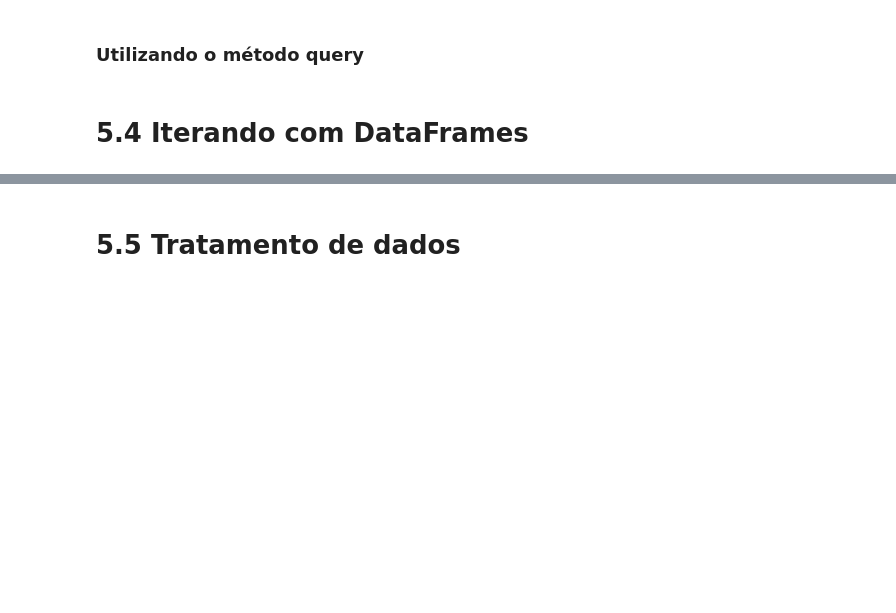
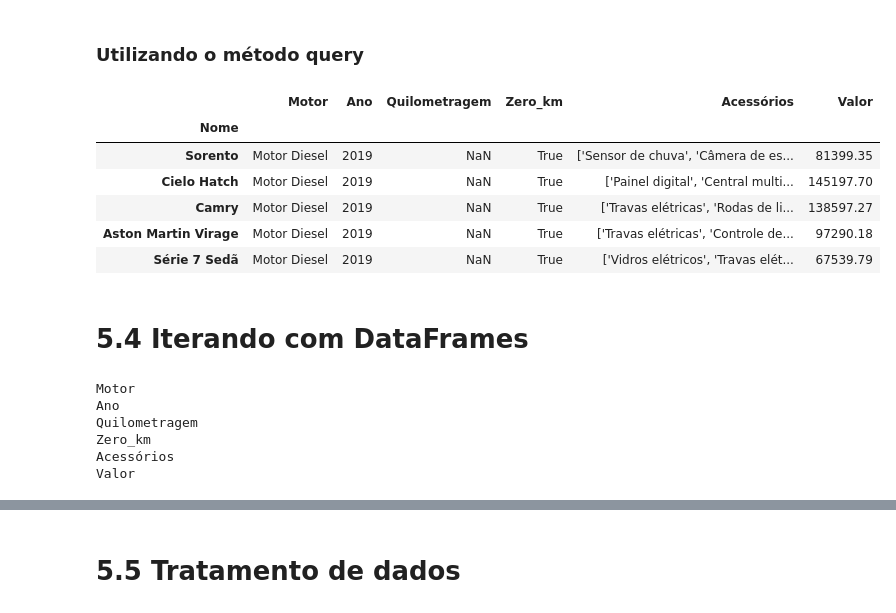
Before and after one commit to FabiadS/Python-para-Data-Science, a Jupyter notebook: Python para Data Science funções, pacotes e pandas/Python_para_Data_Science_Pandas.ipynb, the cells around one changed output, grey strips where cells are left out. Cells and saved outputs as stored; diff of their text form; code cells hidden in the pictures; blank space fills up the shorter version.

```diff
--- a/Python para Data Science funções, pacotes e pandas/Python_para_Data_Science_Pandas.ipynb
+++ b/Python para Data Science funções, pacotes e pandas/Python_para_Data_Science_Pandas.ipynb
@@ -996,4 +1109,24 @@ dataset.iloc[:, [0,5,2]]
 # %% [markdown]
 ### Utilizando o método query
+# %%
+dataset.query('Motor == "Motor Diesel" and Zero_km == True')
+# %% [output]
+|  | Motor | Ano | Quilometragem | Zero_km | Acessórios | Valor |
+| Nome |  |  |  |  |  |  |
+| Sorento | Motor Diesel | 2019 | NaN | True | ['Sensor de chuva', 'Câmera de es... | 81399.35 |
+| Cielo Hatch | Motor Diesel | 2019 | NaN | True | ['Painel digital', 'Central multi... | 145197.70 |
+| Camry | Motor Diesel | 2019 | NaN | True | ['Travas elétricas', 'Rodas de li... | 138597.27 |
+| Aston Martin Virage | Motor Diesel | 2019 | NaN | True | ['Travas elétricas', 'Controle de... | 97290.18 |
+| Série 7 Sedã | Motor Diesel | 2019 | NaN | True | ['Vidros elétricos', 'Travas elét... | 67539.79 |
 # %% [markdown]
 # 5.4 Iterando com DataFrames
+# %%
+for item in dataset:
+  print(item)
+# %% [output]
+Motor
+Ano
+Quilometragem
+Zero_km
+Acessórios
+Valor
```
Also changed, not shown: parts of 10 cells of this notebook.
